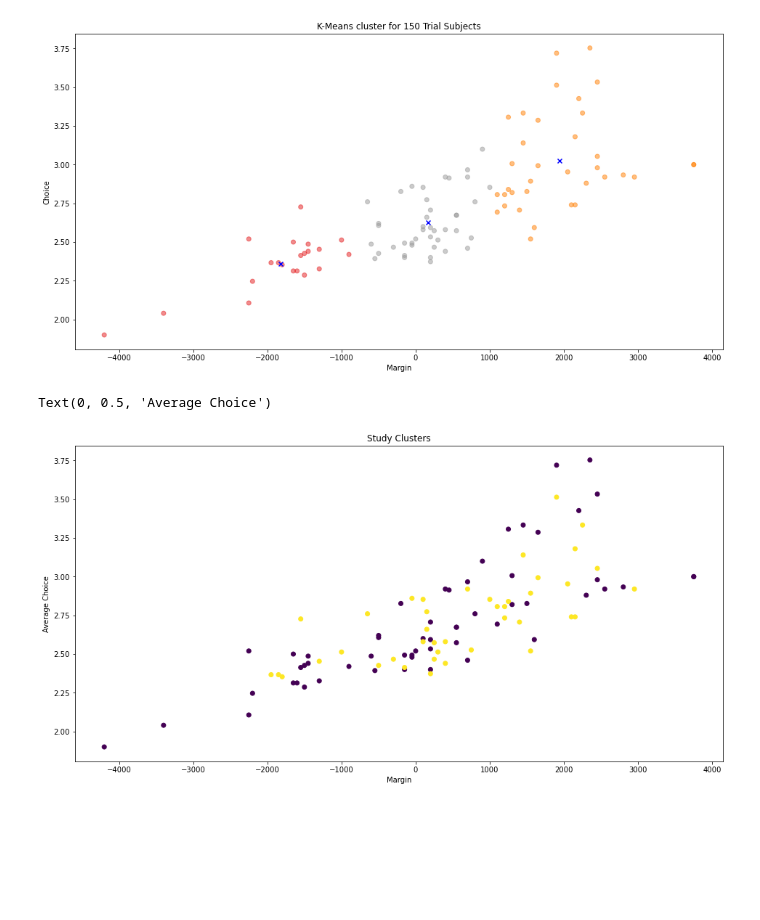
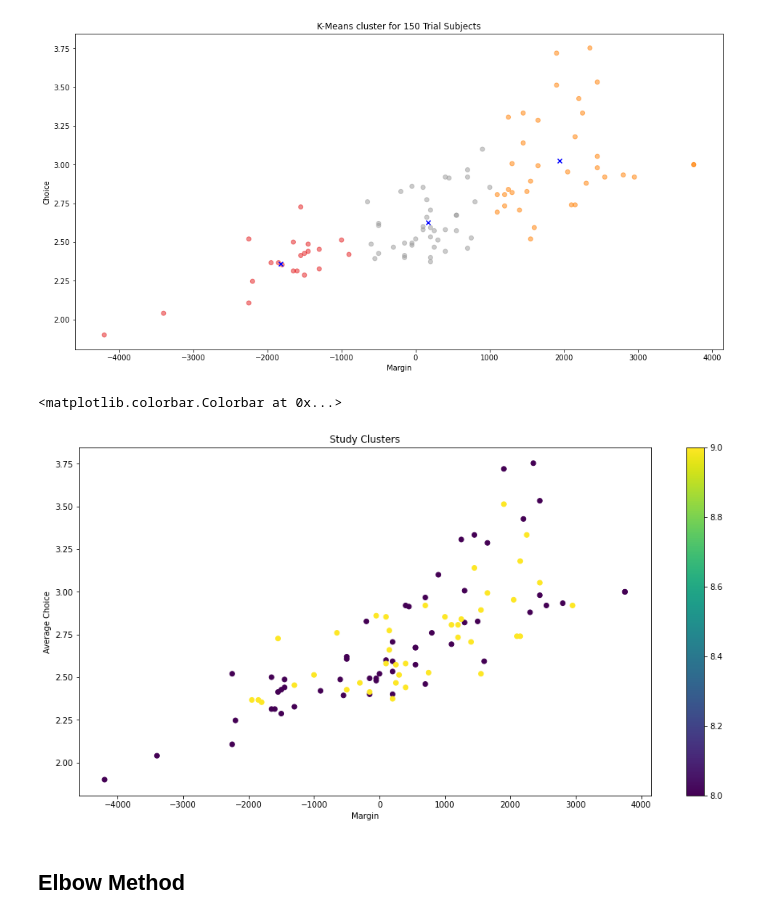
Before and after one commit to kiansweeney11/ca4015-assignment-1, a Jupyter notebook: clustering.ipynb, the cells around one changed output. Saved outputs shown, nothing was run; the diff lists cells and outputs as text; code cells hidden in the pictures; blank space fills up the shorter version.

```diff
--- a/clustering.ipynb
+++ b/clustering.ipynb
@@ -116,21 +124,24 @@ plt.ylabel('Choice')
 plt.show()
 # %% [output]
 [figure]
-# %%
-replacements150 = {
-  r'Steingroever2011': 8,
-  r'Wetzels': 9,
-}
-
-cleaned150['StudyNumber'] = cleaned150.Study.replace(replacements150, regex=True)
-plt.figure(figsize=(16,8))
-plt.scatter(cleaned150['Margin'], cleaned150['Average Choice'], c=cleaned150['StudyNumber'])
-plt.title("Study Clusters")
-plt.xlabel('Margin')
-plt.ylabel('Average Choice')
-# %% [output]
-Text(0, 0.5, 'Average Choice')
-[figure, removed]
+# %%
+replacements150 = {
+  r'Steingroever2011': 8,
+  r'Wetzels': 9,
+}
+
+cleaned150['StudyNumber'] = cleaned150.Study.replace(replacements150, regex=True)
+plt.figure(figsize=(16,8))
+plt.scatter(cleaned150['Margin'], cleaned150['Average Choice'], c=cleaned150['StudyNumber'])
+plt.title("Study Clusters")
+plt.xlabel('Margin')
+plt.ylabel('Average Choice')
+plt.colorbar()
+# %% [output]
+<matplotlib.colorbar.Colorbar at 0x...>
+[figure, added]
+# %% [markdown]
+## Elbow Method
 # %%
 distortions = []
 K = range(1,10)
```
Also changed, not shown: parts of 17 cells of this notebook, 15 other files.
